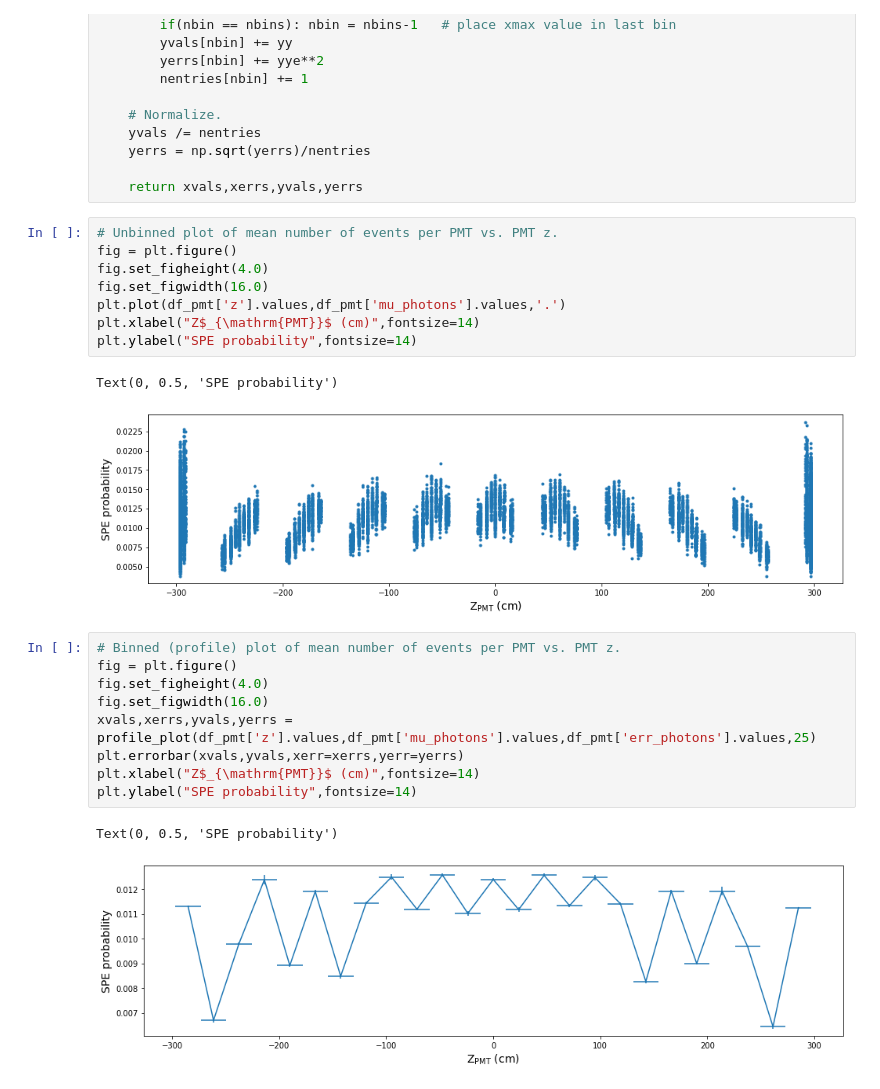
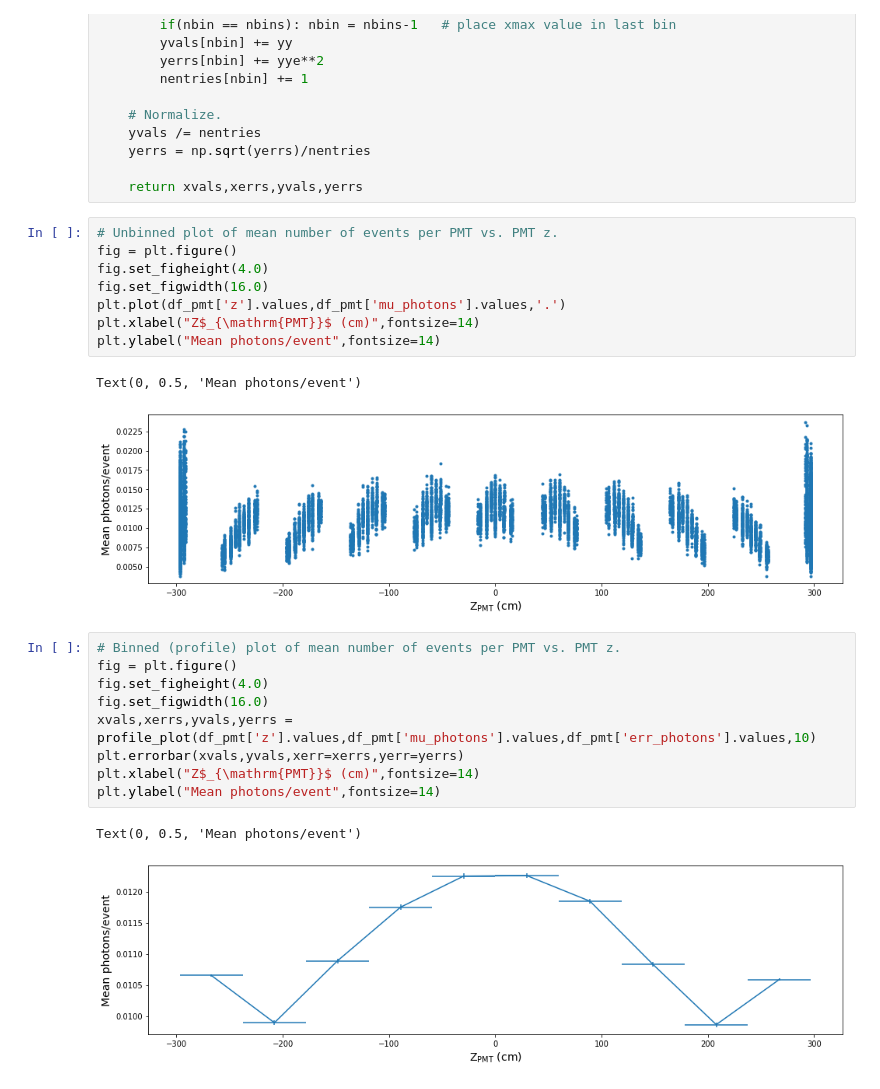
Before and after one commit to jerenner/hkscripts, a Jupyter notebook: calibration/ni_source/wcte_9MeV_gammas.ipynb, the cells around one changed output. Cells and saved outputs as stored; diff of their text form.

```diff
--- a/calibration/ni_source/wcte_9MeV_gammas.ipynb
+++ b/calibration/ni_source/wcte_9MeV_gammas.ipynb
@@ -141,22 +141,22 @@ fig.set_figheight(4.0)
 fig.set_figwidth(16.0)
 plt.plot(df_pmt['z'].values,df_pmt['mu_photons'].values,'.')
 plt.xlabel("Z$_{\mathrm{PMT}}$ (cm)",fontsize=14)
-plt.ylabel("SPE probability",fontsize=14)
+plt.ylabel("Mean photons/event",fontsize=14)
 # %% [output]
-Text(0, 0.5, 'SPE probability')
+Text(0, 0.5, 'Mean photons/event')
-[figure, old version]
+[figure, new version]
 # %%
 # Binned (profile) plot of mean number of events per PMT vs. PMT z.
 fig = plt.figure()
 fig.set_figheight(4.0)
 fig.set_figwidth(16.0)
-xvals,xerrs,yvals,yerrs = profile_plot(df_pmt['z'].values,df_pmt['mu_photons'].values,df_pmt['err_photons'].values,25)
+xvals,xerrs,yvals,yerrs = profile_plot(df_pmt['z'].values,df_pmt['mu_photons'].values,df_pmt['err_photons'].values,10)
 plt.errorbar(xvals,yvals,xerr=xerrs,yerr=yerrs)
 plt.xlabel("Z$_{\mathrm{PMT}}$ (cm)",fontsize=14)
-plt.ylabel("SPE probability",fontsize=14)
+plt.ylabel("Mean photons/event",fontsize=14)
 # %% [output]
-Text(0, 0.5, 'SPE probability')
+Text(0, 0.5, 'Mean photons/event')
-[figure, old version]
+[figure, new version]
 # %%
 # An "event display"-style PMT plot.
 def pmts_plot(dfpmt, rxy=300, zlim=285, margin=20):
```
Also changed, not shown: parts of 3 cells of this notebook.
